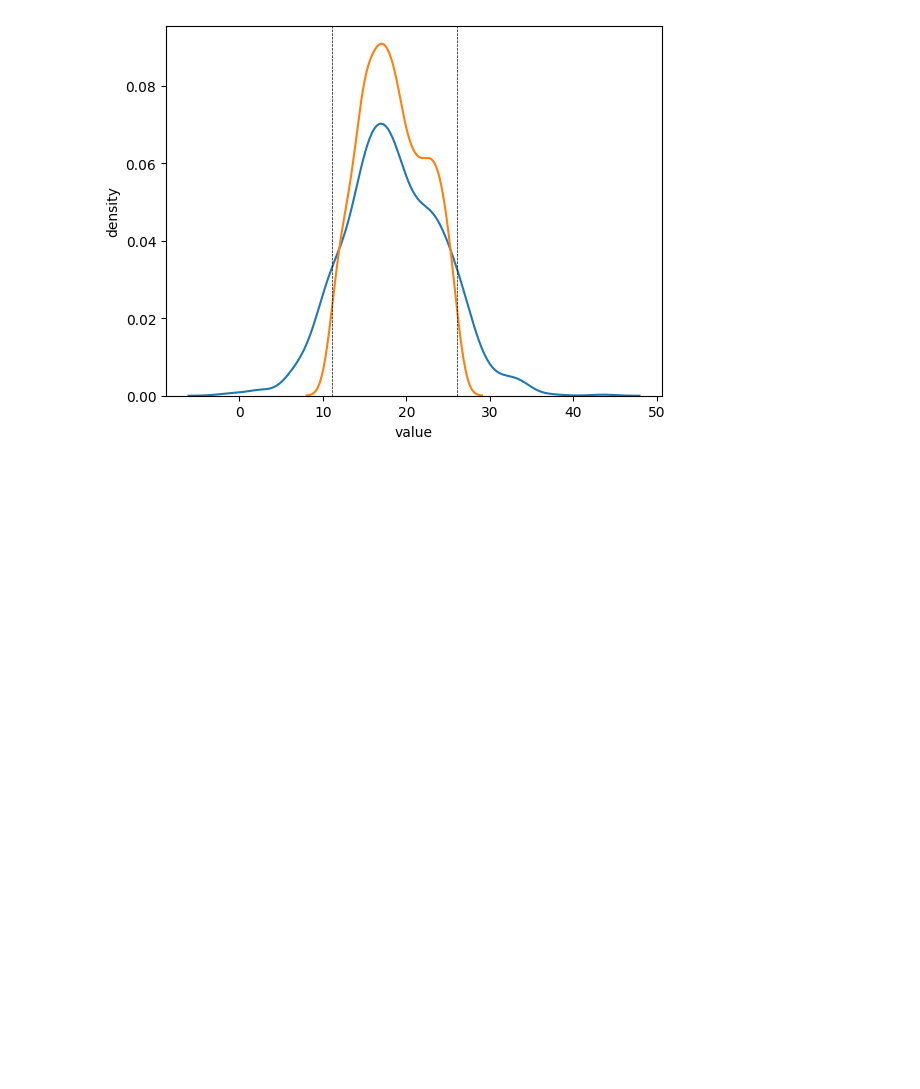
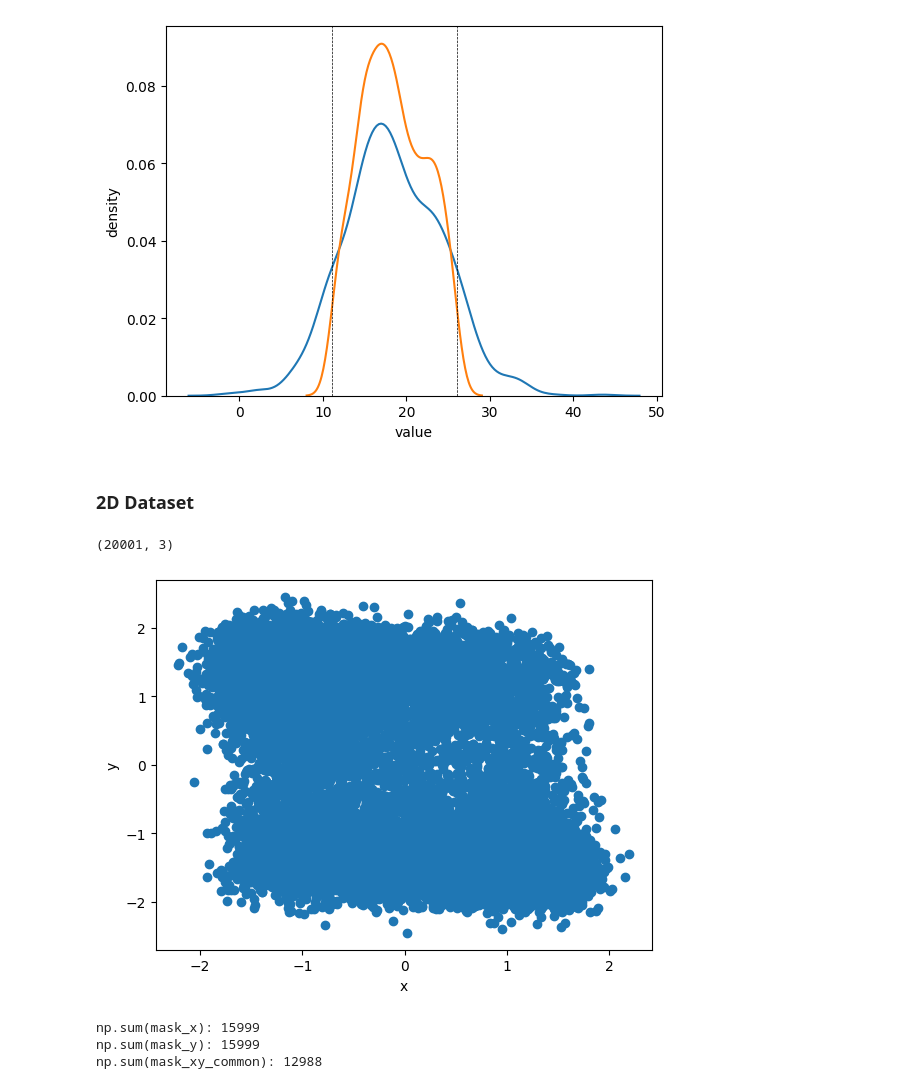
Before and after one commit to valsson-group/UNT-ChemicalApplicationsOfMachineLearning-Spring2026, a Jupyter notebook: Examples_NumPy/Dataset_Filtering.ipynb, the cells around one changed output. Cells and saved outputs as stored; diff of their text form; code cells hidden in the pictures; blank space fills up the shorter version.

```diff
--- a/Examples_NumPy/Dataset_Filtering.ipynb
+++ b/Examples_NumPy/Dataset_Filtering.ipynb
@@ -108,3 +116,5 @@ plt.show()
 # %% [output]
 [figure]
 [figure]
+# %% [markdown]
+### 2D Dataset
@@ -110,0 +124,35 @@ plt.show()
+# %%
+data_2D = np.loadtxt("Dataset_2D-TimeSeries.data")
+print(data_2D.shape)
+
+time_2D = data_2D[:,0]
+x_values = data_2D[:,1]
+y_values = data_2D[:,2]
+# %% [output]
+(20001, 3)
+# %%
+plt.scatter(x_values,y_values)
+plt.xlabel("x")
+plt.ylabel("y")
+plt.show()
+# %% [output]
+[figure, added]
+# %%
+x_p10 = np.percentile(x_values,10)
+x_p90 = np.percentile(x_values,90)
+
+y_p10 = np.percentile(y_values,10)
+y_p90 = np.percentile(y_values,90)
+
+mask_x = np.logical_and( (x_values < x_p90), (x_values > x_p10))
+mask_y = np.logical_and( (y_values < y_p90), (y_values > y_p10))
+
+mask_xy_common = np.logical_and(mask_x,mask_y)
+
+print("np.sum(mask_x):",np.sum(mask_x))
+print("np.sum(mask_y):",np.sum(mask_y))
+print("np.sum(mask_xy_common):",np.sum(mask_xy_common))
+# %% [output]
+np.sum(mask_x): 15999
+np.sum(mask_y): 15999
+np.sum(mask_xy_common): 12988
```
Also changed, not shown: parts of 7 cells of this notebook.
